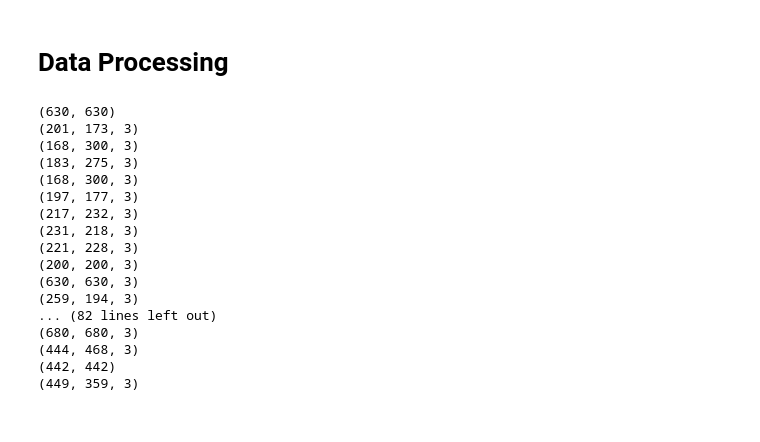
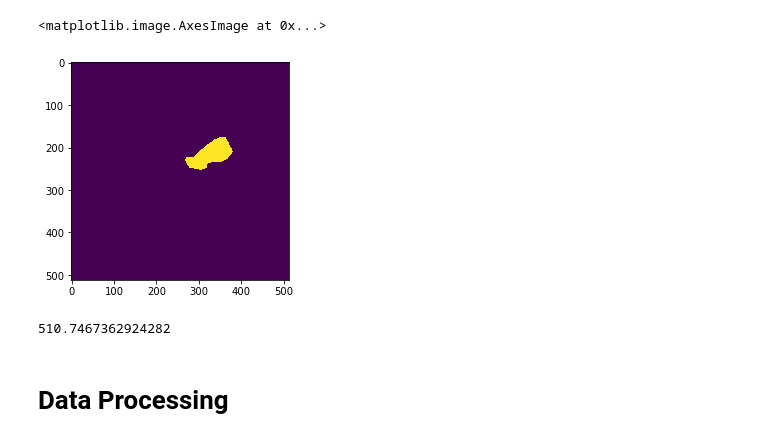
Before and after one commit to srinidhig/tumor_classification_localization, a Jupyter notebook: Tumor Classification and Localization - Deep Learning Approach.ipynb, the cells around one changed output. Cells and saved outputs as stored; diff of their text form; code cells hidden in the pictures.

```diff
--- a/Tumor Classification and Localization - Deep Learning Approach.ipynb
+++ b/Tumor Classification and Localization - Deep Learning Approach.ipynb
@@ -54,23 +189,17 @@ Percentage of Samples Distribution
+# %%
+plt.imshow(tumorMask[0])
+# %% [output]
+<matplotlib.image.AxesImage at 0x...>
+[figure, added]
+# %%
+# Shape of images to ensure uniformity
+shapes = []
+for i in images:
+    shapes.append(i.shape[0])
+
+sum(shapes)/len(shapes)
+# Not all are the same sizes
+# %% [output]
+510.7467362924282
 # %% [markdown]
 # Data Processing
-# %%
-for i in no_samples:
-    print(i.shape)
-# %% [output]
-(630, 630)
-(201, 173, 3)
-(168, 300, 3)
-(183, 275, 3)
-(168, 300, 3)
-(197, 177, 3)
-(217, 232, 3)
-(231, 218, 3)
-(221, 228, 3)
-(200, 200, 3)
-(630, 630, 3)
-(259, 194, 3)
-... (82 lines left out)
-(680, 680, 3)
-(444, 468, 3)
-(442, 442)
-(449, 359, 3)
```
Also changed, not shown: parts of 61 cells of this notebook.
